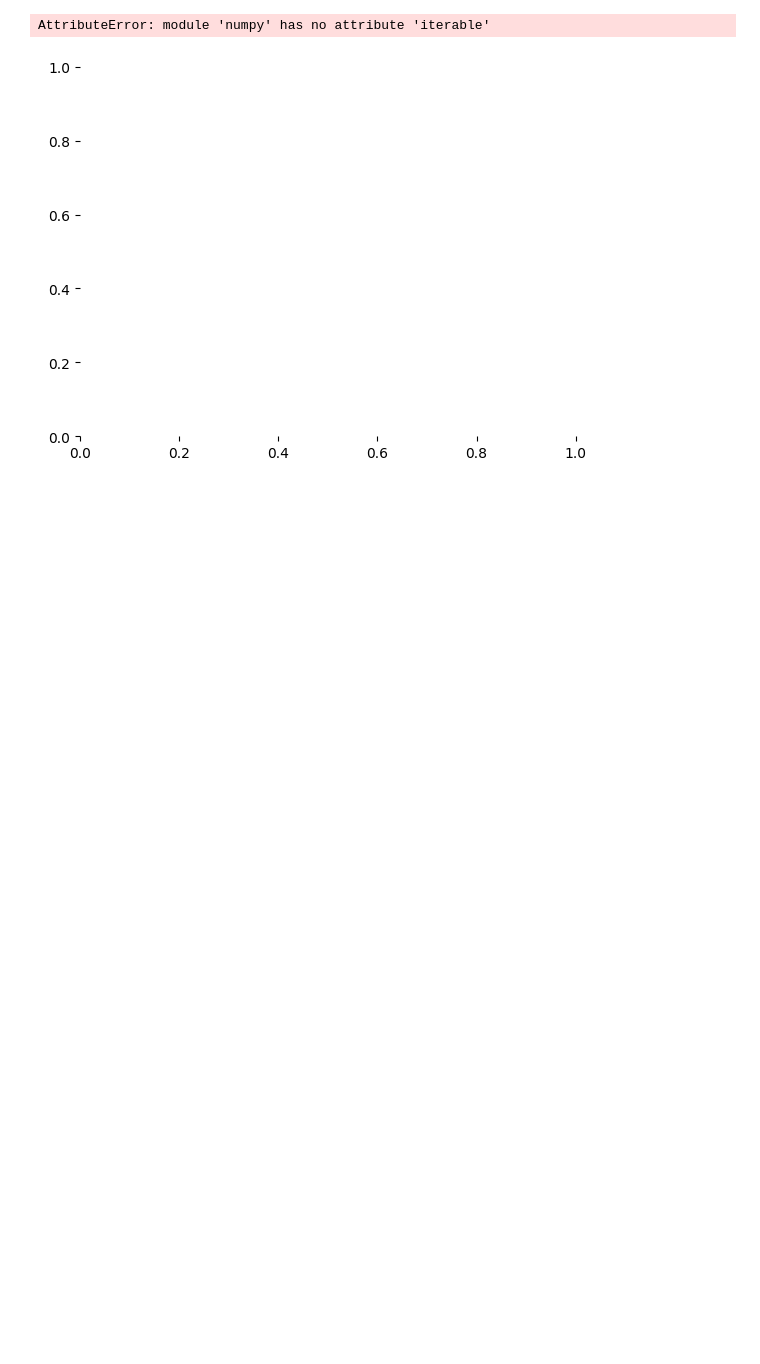
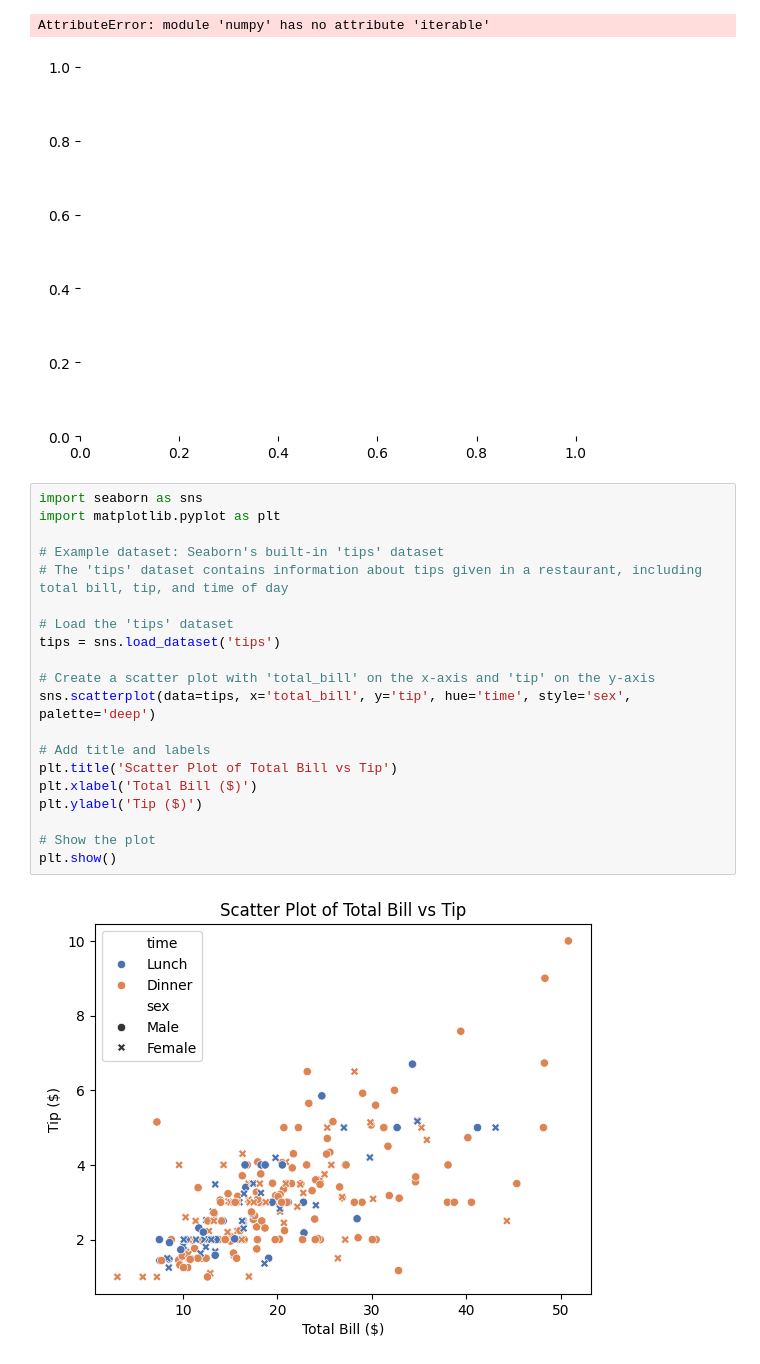
Before and after one commit to Rohit171020/Data-Science, a Jupyter notebook: Seaborn/searborn.ipynb, the cells around one changed output. Drawn from its saved outputs; the diff is of its cells as text; blank space fills up the shorter version.

Commit message:
seaborn

```diff
--- a/Seaborn/searborn.ipynb
+++ b/Seaborn/searborn.ipynb
@@ -189,3 +189,25 @@ plt.show()
 # %% [output]
 AttributeError: module 'numpy' has no attribute 'iterable'
 [figure]
+# %%
+import seaborn as sns
+import matplotlib.pyplot as plt
+
+# Example dataset: Seaborn's built-in 'tips' dataset
+# The 'tips' dataset contains information about tips given in a restaurant, including total bill, tip, and time of day
+
+# Load the 'tips' dataset
+tips = sns.load_dataset('tips')
+
+# Create a scatter plot with 'total_bill' on the x-axis and 'tip' on the y-axis
+sns.scatterplot(data=tips, x='total_bill', y='tip', hue='time', style='sex', palette='deep')
+
+# Add title and labels
+plt.title('Scatter Plot of Total Bill vs Tip')
+plt.xlabel('Total Bill ($)')
+plt.ylabel('Tip ($)')
+
+# Show the plot
+plt.show()
+# %% [output]
+[figure, added]
```
